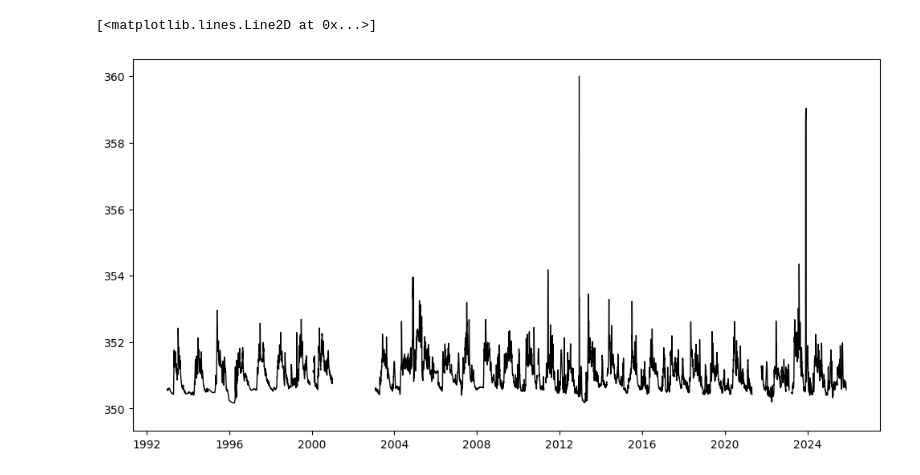
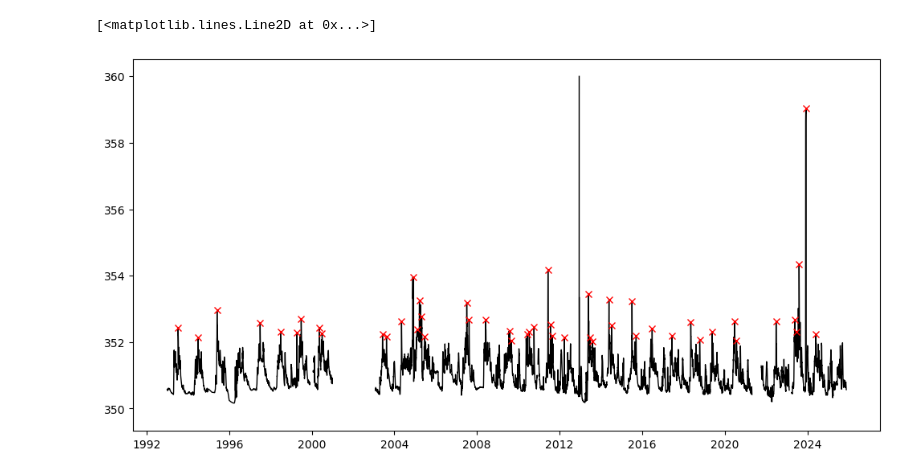
Before and after one commit to maxblw/CEGM2005_glommaproject, a Jupyter notebook: Data_analysis/Waterlevel_analysis.ipynb, the cells around one changed output. Drawn from its saved outputs; the diff is of its cells as text; code cells hidden in the pictures.

```diff
--- a/Data_analysis/Waterlevel_analysis.ipynb
+++ b/Data_analysis/Waterlevel_analysis.ipynb
@@ -10,9 +11,8 @@ df.dropna(inplace=True)
 df["Tidspunkt"] = pd.to_datetime(df["Tidspunkt"])
 df = df.set_index("Tidspunkt").resample("D").max().reset_index()
 
-
-display(df.head())
-
-print(len(df))
+peaks = find_peaks(df["Vannstand (m)"].values, height=352, distance=30)
+exceedances = df["Vannstand (m)"][peaks[0]]
+print(f"number of peaks: {len(peaks[0])}")
 # %% [output]
 210374
@@ -26,6 +20,7 @@ print(len(df))
 # %%
 fig, ax = plt.subplots(figsize=(12, 6))
 ax.plot(df["Tidspunkt"], df["Vannstand (m)"], label="Water Level", color='black', lw=1)
+ax.plot(df["Tidspunkt"].iloc[peaks[0]], exceedances, "x", label="Peaks", color='red')
 # %% [output]
 [<matplotlib.lines.Line2D at 0x...>]
-[figure, old version]
+[figure, new version]
```
Also changed, not shown: parts of 3 cells of this notebook.
